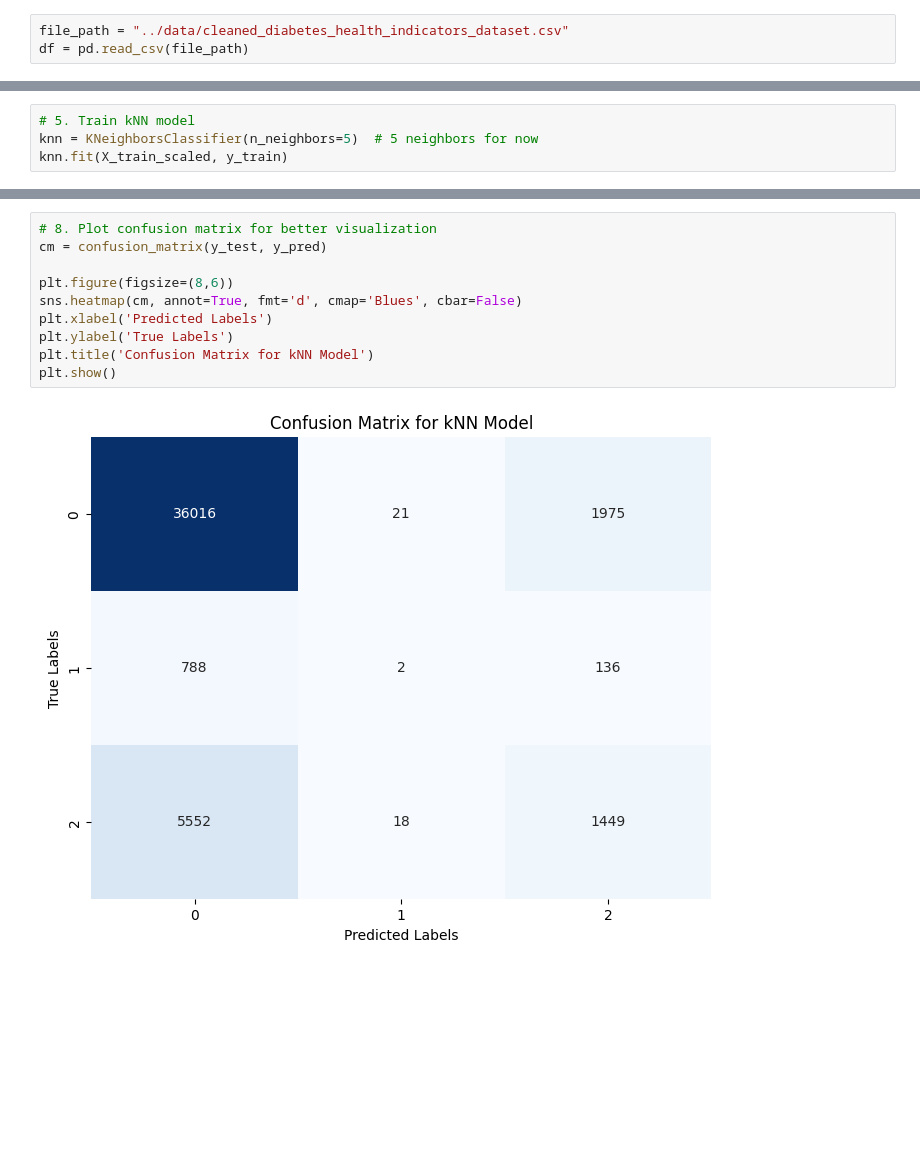
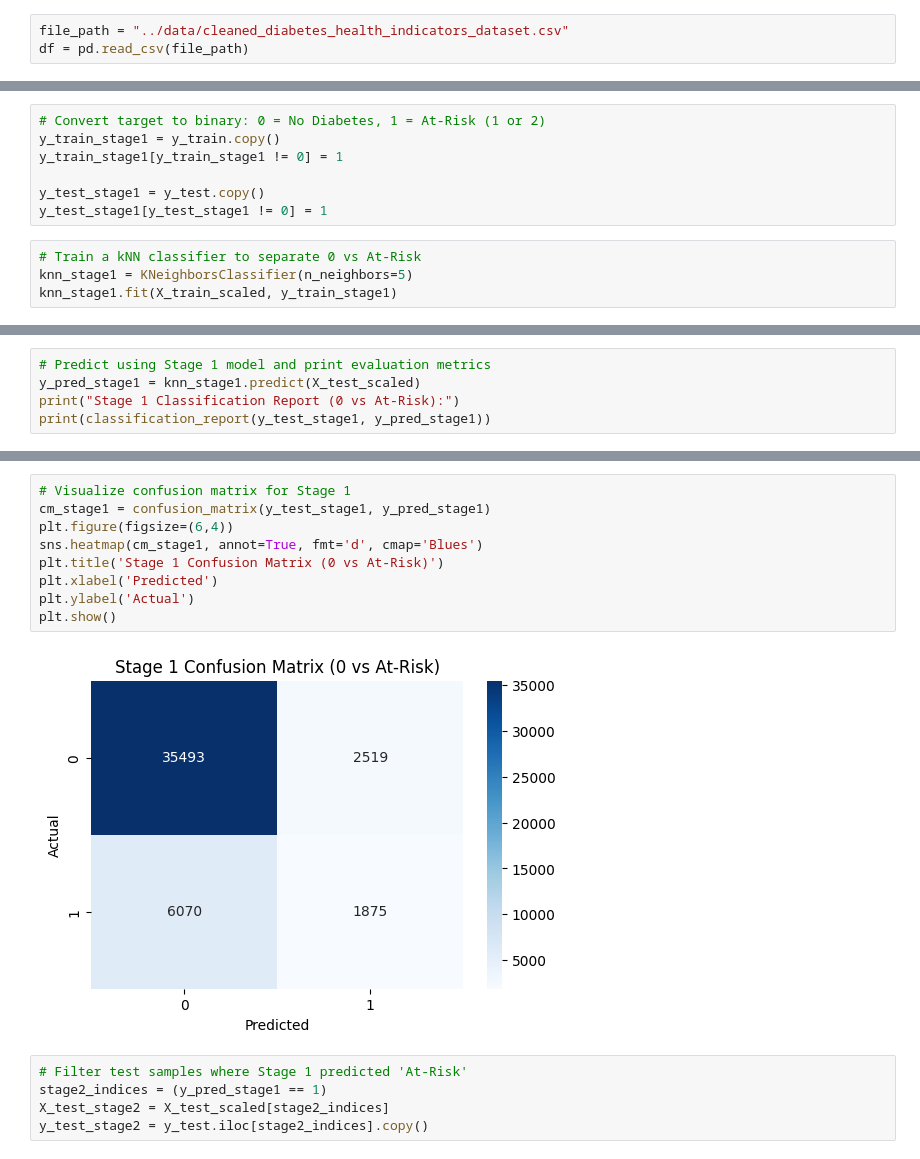
Before and after one commit to YaroslawBagriy/DiabetesRiskClassifier, a Jupyter notebook: notebooks/03_knn_modeling.ipynb, the cells around one changed output, grey strips where cells are left out. Drawn from its saved outputs; the diff is of its cells as text; blank space fills up the shorter version.

Commit message:
Fix: Added Stage 2 filtering logic for kNN model - Dula Tufa

```diff
--- a/notebooks/03_knn_modeling.ipynb
+++ b/notebooks/03_knn_modeling.ipynb
@@ -24,7 +38,3 @@ X_train, X_test, y_train, y_test = train_test_split(
 scaler = StandardScaler()
 X_train_scaled = scaler.fit_transform(X_train)
 X_test_scaled = scaler.transform(X_test)
-# %%
-# 5. Train kNN model
-knn = KNeighborsClassifier(n_neighbors=5)  # 5 neighbors for now
-knn.fit(X_train_scaled, y_train)
@@ -54,0 +41,11 @@ weighted avg       0.77      0.82      0.78     45957
+# %%
+# Convert target to binary: 0 = No Diabetes, 1 = At-Risk (1 or 2)
+y_train_stage1 = y_train.copy()
+y_train_stage1[y_train_stage1 != 0] = 1
+
+y_test_stage1 = y_test.copy()
+y_test_stage1[y_test_stage1 != 0] = 1
+# %%
+# Train a kNN classifier to separate 0 vs At-Risk
+knn_stage1 = KNeighborsClassifier(n_neighbors=5)
+knn_stage1.fit(X_train_scaled, y_train_stage1)
@@ -54,0 +54,5 @@ weighted avg       0.77      0.82      0.78     45957
+# %%
+# Predict using Stage 1 model and print evaluation metrics
+y_pred_stage1 = knn_stage1.predict(X_test_scaled)
+print("Stage 1 Classification Report (0 vs At-Risk):")
+print(classification_report(y_test_stage1, y_pred_stage1))
@@ -55,12 +69,16 @@ weighted avg       0.77      0.82      0.78     45957
 # %%
-# 8. Plot confusion matrix for better visualization
-cm = confusion_matrix(y_test, y_pred)
-
-plt.figure(figsize=(8,6))
-sns.heatmap(cm, annot=True, fmt='d', cmap='Blues', cbar=False)
-plt.xlabel('Predicted Labels')
-plt.ylabel('True Labels')
-plt.title('Confusion Matrix for kNN Model')
+# Visualize confusion matrix for Stage 1
+cm_stage1 = confusion_matrix(y_test_stage1, y_pred_stage1)
+plt.figure(figsize=(6,4))
+sns.heatmap(cm_stage1, annot=True, fmt='d', cmap='Blues')
+plt.title('Stage 1 Confusion Matrix (0 vs At-Risk)')
+plt.xlabel('Predicted')
+plt.ylabel('Actual')
 plt.show()
 # %% [output]
-[figure, old version]
+[figure, new version]
+# %%
+# Filter test samples where Stage 1 predicted 'At-Risk'
+stage2_indices = (y_pred_stage1 == 1)
+X_test_stage2 = X_test_scaled[stage2_indices]
+y_test_stage2 = y_test.iloc[stage2_indices].copy()
```
Also changed, not shown: parts of 15 cells of this notebook.
